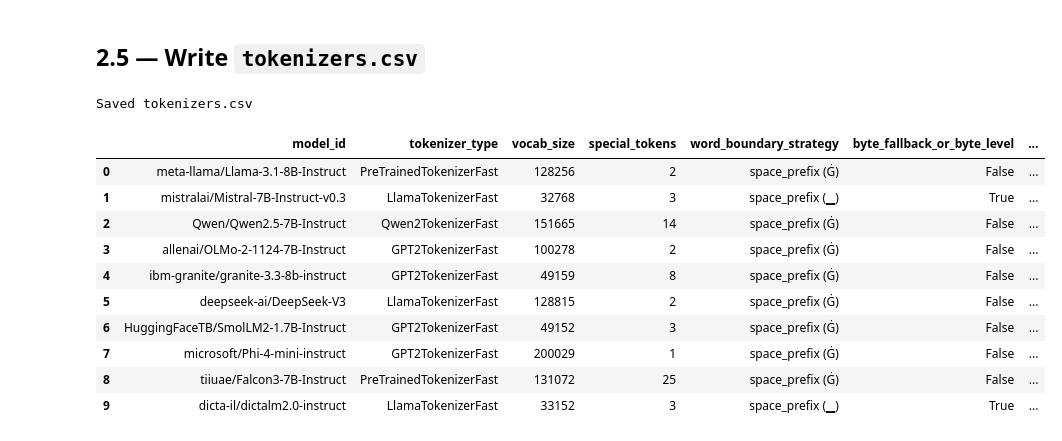
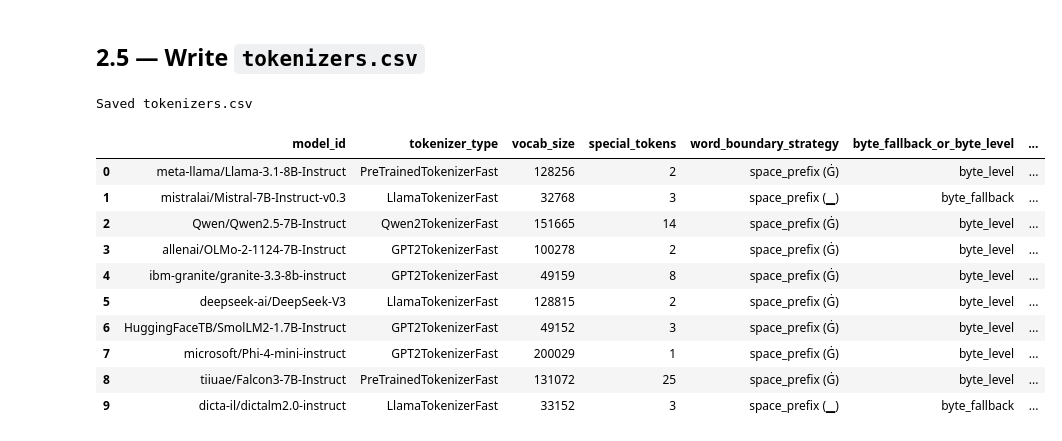
Before and after one commit to KapachYonatan/Fine-Tuning-LLMs, a Jupyter notebook: code/part2/part2_tokenizers.ipynb, the cells around one changed output. Saved outputs shown, nothing was run; the diff lists cells and outputs as text; code cells hidden in the pictures.

```diff
--- a/code/part2/part2_tokenizers.ipynb
+++ b/code/part2/part2_tokenizers.ipynb
@@ -178,33 +178,37 @@ for span in SPANS:
 # %%
 csv_rows = []
 for mid in MODEL_IDS:
     p = df_props[df_props["model_id"] == mid].iloc[0]
     a = df_avg[df_avg["model_id"] == mid].iloc[0]
     csv_rows.append({
         "model_id":                      mid,
         "tokenizer_type":                p["tokenizer_class"],
         "vocab_size":                    p["vocab_size_full"],
         "special_tokens":                p["special_token_count"],
         "word_boundary_strategy":        p["boundary_strategy"],
-        "byte_fallback_or_byte_level":   p["has_byte_tokens"],
+        "byte_fallback_or_byte_level":   (
+            "byte_fallback" if p["has_byte_tokens"]
+            else "byte_level" if "\u0120" in p["boundary_strategy"]
+            else "none"
+        ),
         "avg_tokens_per_english_word":   a["avg_tokens_per_english_word"],
         "avg_tokens_per_hebrew_word":    a["avg_tokens_per_hebrew_word"],
     })
 
 df_csv = pd.DataFrame(csv_rows)
 df_csv.to_csv("../../tokenizers.csv", index=False)
 print("Saved tokenizers.csv")
 df_csv
 # %% [output]
 Saved tokenizers.csv
 |  | model_id | tokenizer_type | vocab_size | special_tokens | word_boundary_strategy | byte_fallback_or_byte_level | ... |
-| 0 | meta-llama/Llama-3.1-8B-Instruct | PreTrainedTokenizerFast | 128256 | 2 | space_prefix (Ġ) | False | ... |
-| 1 | mistralai/Mistral-7B-Instruct-v0.3 | LlamaTokenizerFast | 32768 | 3 | space_prefix (▁) | True | ... |
-| 2 | Qwen/Qwen2.5-7B-Instruct | Qwen2TokenizerFast | 151665 | 14 | space_prefix (Ġ) | False | ... |
-| 3 | allenai/OLMo-2-1124-7B-Instruct | GPT2TokenizerFast | 100278 | 2 | space_prefix (Ġ) | False | ... |
-| 4 | ibm-granite/granite-3.3-8b-instruct | GPT2TokenizerFast | 49159 | 8 | space_prefix (Ġ) | False | ... |
-| 5 | deepseek-ai/DeepSeek-V3 | LlamaTokenizerFast | 128815 | 2 | space_prefix (Ġ) | False | ... |
-| 6 | HuggingFaceTB/SmolLM2-1.7B-Instruct | GPT2TokenizerFast | 49152 | 3 | space_prefix (Ġ) | False | ... |
-| 7 | microsoft/Phi-4-mini-instruct | GPT2TokenizerFast | 200029 | 1 | space_prefix (Ġ) | False | ... |
-| 8 | tiiuae/Falcon3-7B-Instruct | PreTrainedTokenizerFast | 131072 | 25 | space_prefix (Ġ) | False | ... |
-| 9 | dicta-il/dictalm2.0-instruct | LlamaTokenizerFast | 33152 | 3 | space_prefix (▁) | True | ... |
+| 0 | meta-llama/Llama-3.1-8B-Instruct | PreTrainedTokenizerFast | 128256 | 2 | space_prefix (Ġ) | byte_level | ... |
+| 1 | mistralai/Mistral-7B-Instruct-v0.3 | LlamaTokenizerFast | 32768 | 3 | space_prefix (▁) | byte_fallback | ... |
+| 2 | Qwen/Qwen2.5-7B-Instruct | Qwen2TokenizerFast | 151665 | 14 | space_prefix (Ġ) | byte_level | ... |
+| 3 | allenai/OLMo-2-1124-7B-Instruct | GPT2TokenizerFast | 100278 | 2 | space_prefix (Ġ) | byte_level | ... |
+| 4 | ibm-granite/granite-3.3-8b-instruct | GPT2TokenizerFast | 49159 | 8 | space_prefix (Ġ) | byte_level | ... |
+| 5 | deepseek-ai/DeepSeek-V3 | LlamaTokenizerFast | 128815 | 2 | space_prefix (Ġ) | byte_level | ... |
+| 6 | HuggingFaceTB/SmolLM2-1.7B-Instruct | GPT2TokenizerFast | 49152 | 3 | space_prefix (Ġ) | byte_level | ... |
+| 7 | microsoft/Phi-4-mini-instruct | GPT2TokenizerFast | 200029 | 1 | space_prefix (Ġ) | byte_level | ... |
+| 8 | tiiuae/Falcon3-7B-Instruct | PreTrainedTokenizerFast | 131072 | 25 | space_prefix (Ġ) | byte_level | ... |
+| 9 | dicta-il/dictalm2.0-instruct | LlamaTokenizerFast | 33152 | 3 | space_prefix (▁) | byte_fallback | ... |
```
Also changed, not shown: 13 other files.
